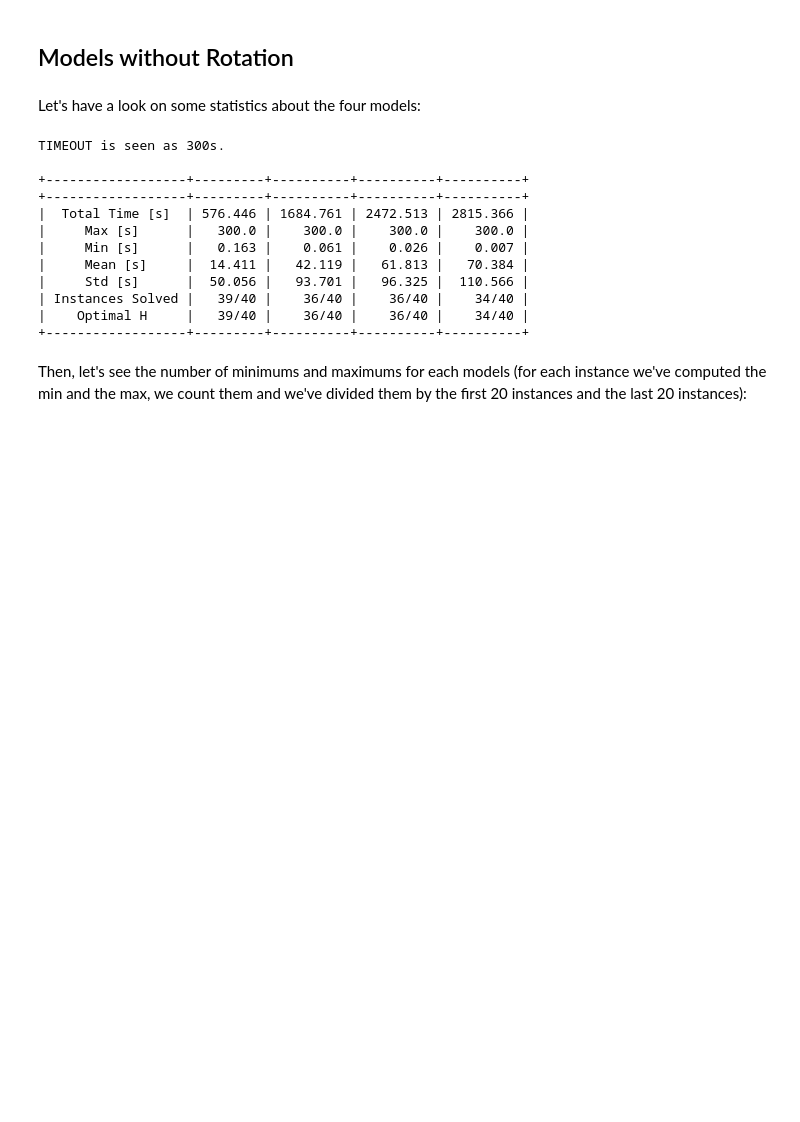
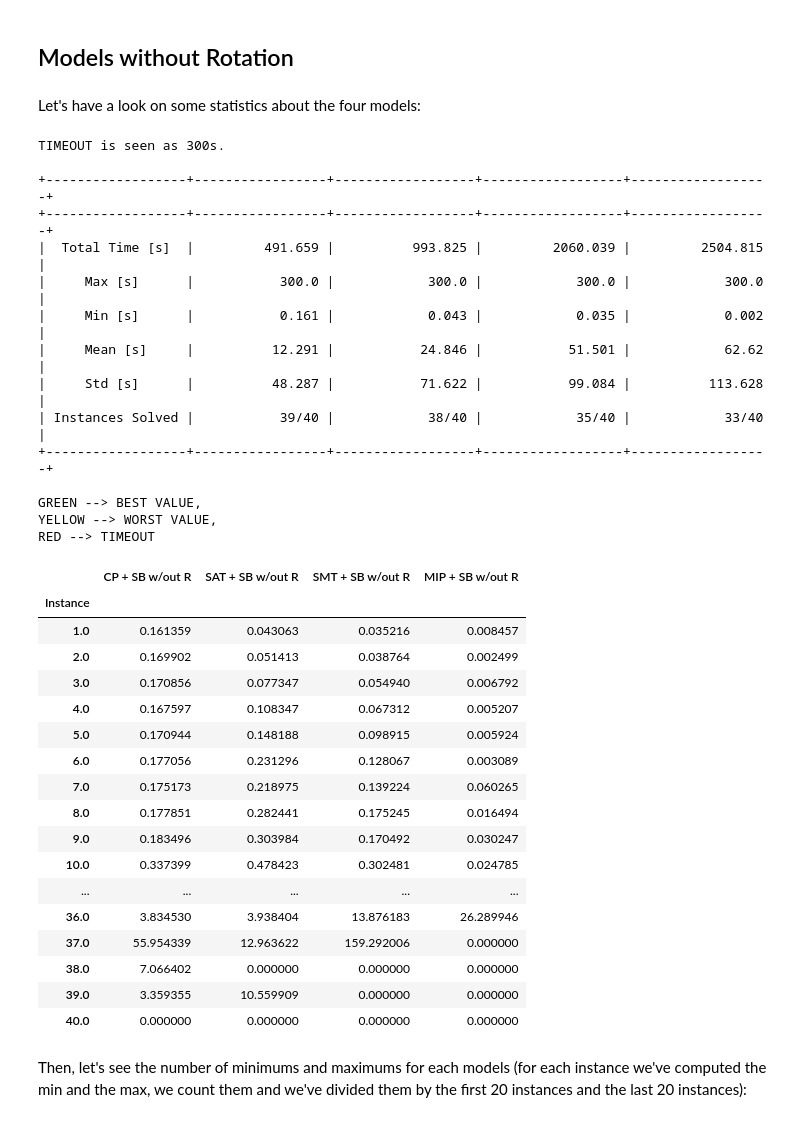
Before and after one commit to DitucSpa/VLSI, a Jupyter notebook: results.ipynb, the cells around one changed output. Drawn from its saved outputs; the diff is of its cells as text; code cells hidden in the pictures; blank space fills up the shorter version.

Commit message:
add results

```diff
--- a/results.ipynb
+++ b/results.ipynb
@@ -25,29 +14,52 @@ from utils.utils import *
 Let's have a look on some statistics about the four models:
 # %%
 results = pd.read_csv('utils/datasets/results.csv')
-Statistics({'CP':results['time_CP'],
-            'SAT':results['time_SAT'],
-            'SMT':results['time_SMT'],
-            'MIP':results['time_MIP']},
-           {'h_min':results['h_min'],
-            'CP':results['h_CP'],
-            'SAT':results['h_SAT'],
-            'SMT':results['h_SMT'],
-            'MIP':results['h_MIP']},
+Statistics({'CP + SB w/out R':results['CP + SB w/out R'],
+            'SAT + SB w/out R':results['SAT + SB w/out R'],
+            'SMT + SB w/out R':results['SMT + SB w/out R'],
+            'MIP + SB w/out R':results['MIP + SB w/out R']},
             timeout=300)
+results = results.replace('TIMEOUT', 0)
+results = results.astype(float)
+results = results.reset_index(drop=True)
+results = results.set_index("Instance")
+print()
+print('GREEN --> BEST VALUE,\nYELLOW --> WORST VALUE,\nRED --> TIMEOUT')
+results.style.apply(highlight_max, axis=1).apply(highlight_min, axis=1).apply(highlight_timeout, axis=1).set_properties(**{'border-top': '2px solid', 'border-bottom': '2px solid'}, axis=1)
 # %% [output]
 TIMEOUT is seen as 300s.
 
-+------------------+---------+----------+----------+----------+
-+------------------+---------+----------+----------+----------+
-|  Total Time [s]  | 576.446 | 1684.761 | 2472.513 | 2815.366 |
-|     Max [s]      |   300.0 |    300.0 |    300.0 |    300.0 |
-|     Min [s]      |   0.163 |    0.061 |    0.026 |    0.007 |
-|     Mean [s]     |  14.411 |   42.119 |   61.813 |   70.384 |
-|     Std [s]      |  50.056 |   93.701 |   96.325 |  110.566 |
-| Instances Solved |   39/40 |    36/40 |    36/40 |    34/40 |
-|    Optimal H     |   39/40 |    36/40 |    36/40 |    34/40 |
-+------------------+---------+----------+----------+----------+
++------------------+-----------------+------------------+------------------+------------------+
++------------------+-----------------+------------------+------------------+------------------+
+|  Total Time [s]  |         491.659 |          993.825 |         2060.039 |         2504.815 |
+|     Max [s]      |           300.0 |            300.0 |            300.0 |            300.0 |
+|     Min [s]      |           0.161 |            0.043 |            0.035 |            0.002 |
+|     Mean [s]     |          12.291 |           24.846 |           51.501 |            62.62 |
+|     Std [s]      |          48.287 |           71.622 |           99.084 |          113.628 |
+| Instances Solved |           39/40 |            38/40 |            35/40 |            33/40 |
++------------------+-----------------+------------------+------------------+------------------+
+
+GREEN --> BEST VALUE,
+YELLOW --> WORST VALUE,
+RED --> TIMEOUT
+|  | CP + SB w/out R | SAT + SB w/out R | SMT + SB w/out R | MIP + SB w/out R |
+| Instance |  |  |  |  |
+| 1.0 | 0.161359 | 0.043063 | 0.035216 | 0.008457 |
+| 2.0 | 0.169902 | 0.051413 | 0.038764 | 0.002499 |
+| 3.0 | 0.170856 | 0.077347 | 0.054940 | 0.006792 |
+| 4.0 | 0.167597 | 0.108347 | 0.067312 | 0.005207 |
+| 5.0 | 0.170944 | 0.148188 | 0.098915 | 0.005924 |
+| 6.0 | 0.177056 | 0.231296 | 0.128067 | 0.003089 |
+| 7.0 | 0.175173 | 0.218975 | 0.139224 | 0.060265 |
+| 8.0 | 0.177851 | 0.282441 | 0.175245 | 0.016494 |
+| 9.0 | 0.183496 | 0.303984 | 0.170492 | 0.030247 |
+| 10.0 | 0.337399 | 0.478423 | 0.302481 | 0.024785 |
+| ... | ... | ... | ... | ... |
+| 36.0 | 3.834530 | 3.938404 | 13.876183 | 26.289946 |
+| 37.0 | 55.954339 | 12.963622 | 159.292006 | 0.000000 |
+| 38.0 | 7.066402 | 0.000000 | 0.000000 | 0.000000 |
+| 39.0 | 3.359355 | 10.559909 | 0.000000 | 0.000000 |
+| 40.0 | 0.000000 | 0.000000 | 0.000000 | 0.000000 |
 # %% [markdown]
 Then, let's see the number of minimums and maximums for each models (for each instance we've computed the min and the max, we count them and we've divided them by the first 20 instances and the last 20 instances):
 # %%
```
Also changed, not shown: parts of 7 cells of this notebook, 2 other files.
